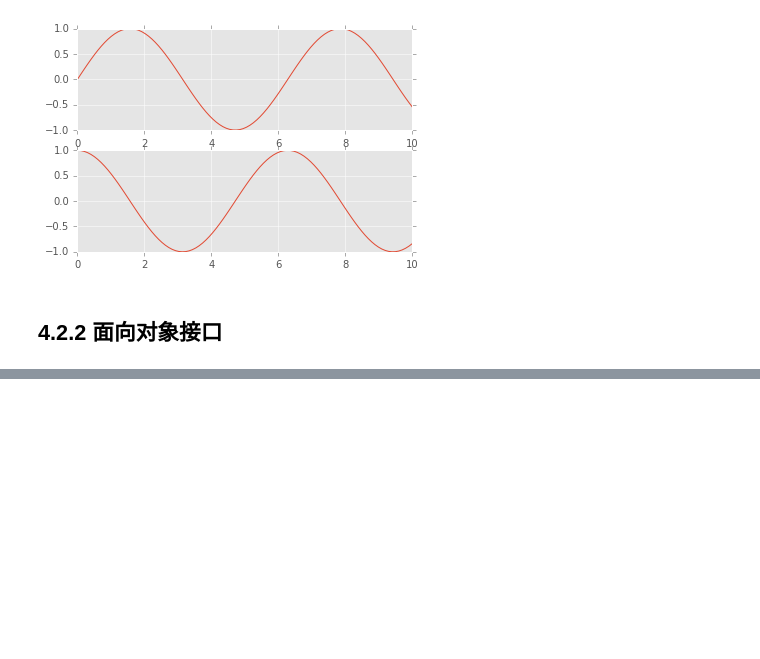
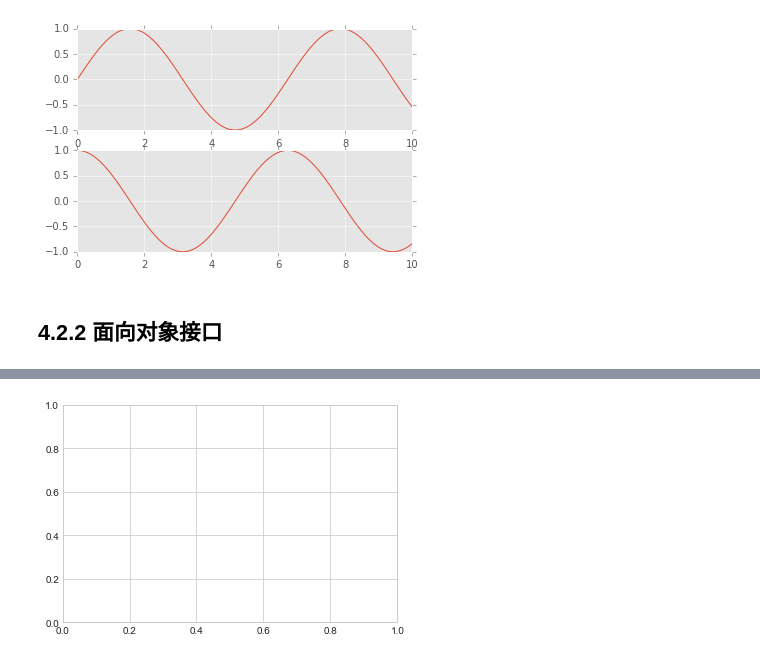
Before and after one commit to Git2191866109/BookStudy, a Jupyter notebook: book3/book3_4_1-3.ipynb, the cells around one changed output, grey strips where cells are left out. Cells and saved outputs as stored; diff of their text form; code cells hidden in the pictures; blank space fills up the shorter version.

```diff
--- a/book3/book3_4_1-3.ipynb
+++ b/book3/book3_4_1-3.ipynb
@@ -89,0 +107,2 @@ plt.plot(x, np.cos(x))
+# %%
+plt.style.use('seaborn-whitegrid')
@@ -89,0 +115,4 @@ plt.plot(x, np.cos(x))
+# %%
+ax = plt.axes()
+# %% [output]
+[figure, added]
```
Also changed, not shown: parts of 17 cells of this notebook, 1 other file.
